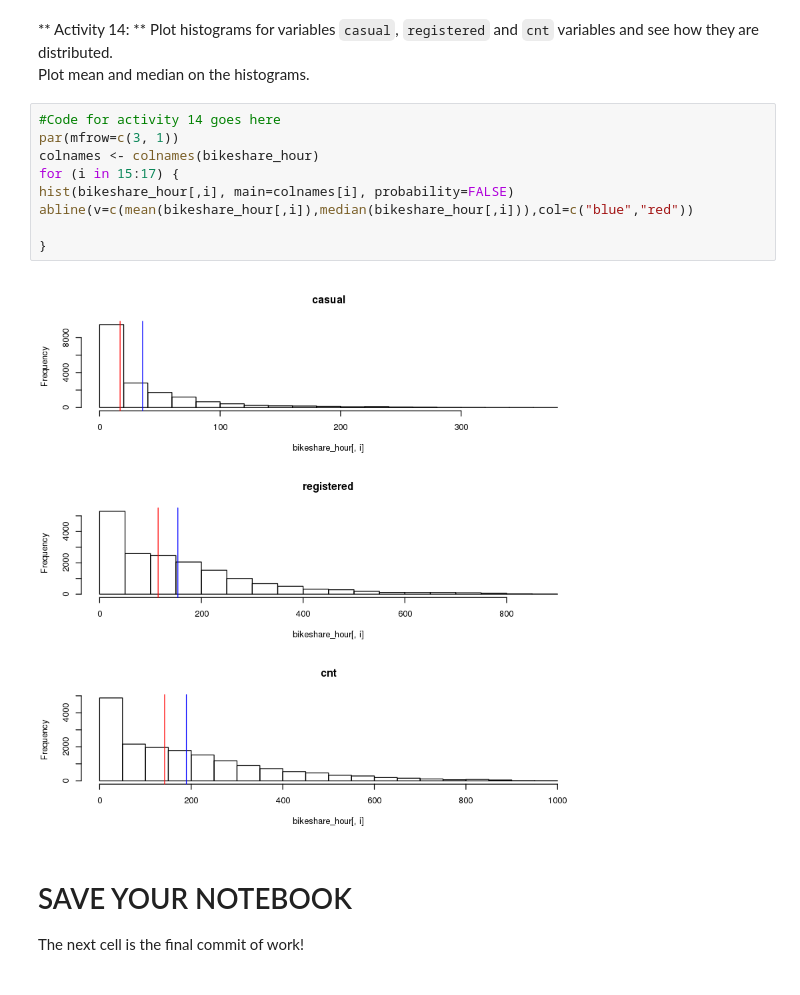
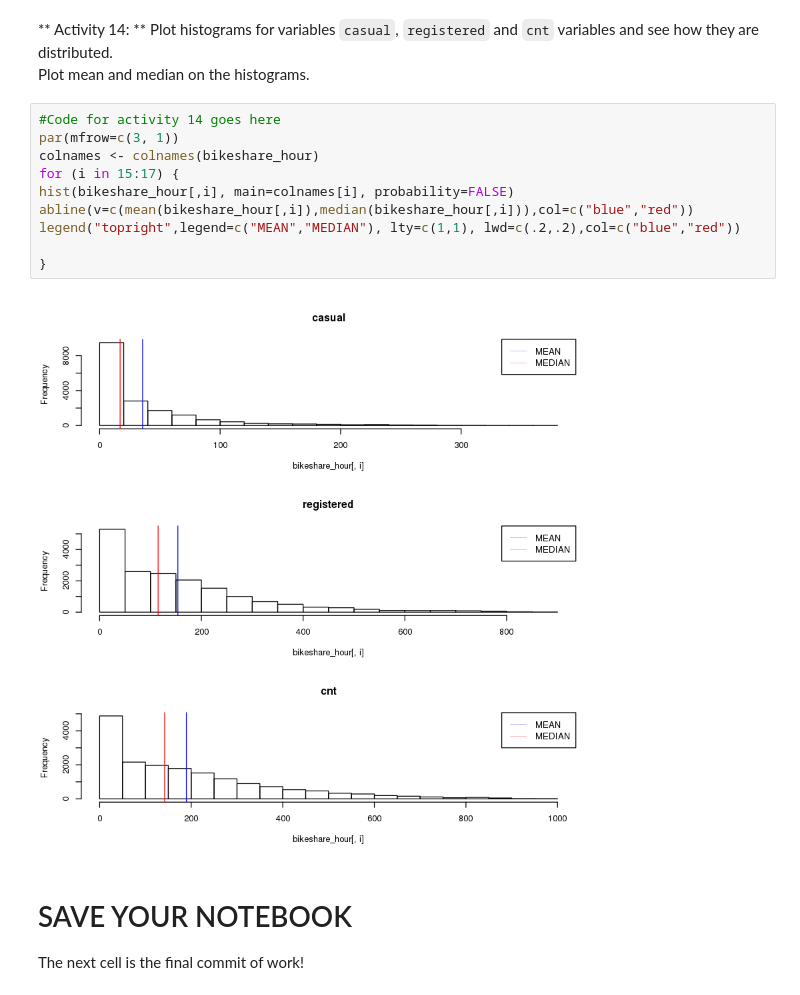
Before and after one commit to asouleymane/Mat-Stat-foundations, a Jupyter notebook: modules/module1/exercises/exercises.ipynb, the cells around one changed output. Cells and saved outputs as stored; diff of their text form.

```diff
--- a/modules/module1/exercises/exercises.ipynb
+++ b/modules/module1/exercises/exercises.ipynb
@@ -394,14 +394,15 @@ Plot mean and median on the histograms.
 # %%
 #Code for activity 14 goes here
 par(mfrow=c(3, 1))
 colnames <- colnames(bikeshare_hour)
 for (i in 15:17) {
 hist(bikeshare_hour[,i], main=colnames[i], probability=FALSE)
 abline(v=c(mean(bikeshare_hour[,i]),median(bikeshare_hour[,i])),col=c("blue","red"))
+legend("topright",legend=c("MEAN","MEDIAN"), lty=c(1,1), lwd=c(.2,.2),col=c("blue","red"))
 
 }
 # %% [output]
-[figure, old version]
+[figure, new version]
 # %% [markdown]
 # SAVE YOUR NOTEBOOK
 
```
Also changed, not shown: parts of 1 cell of this notebook.
